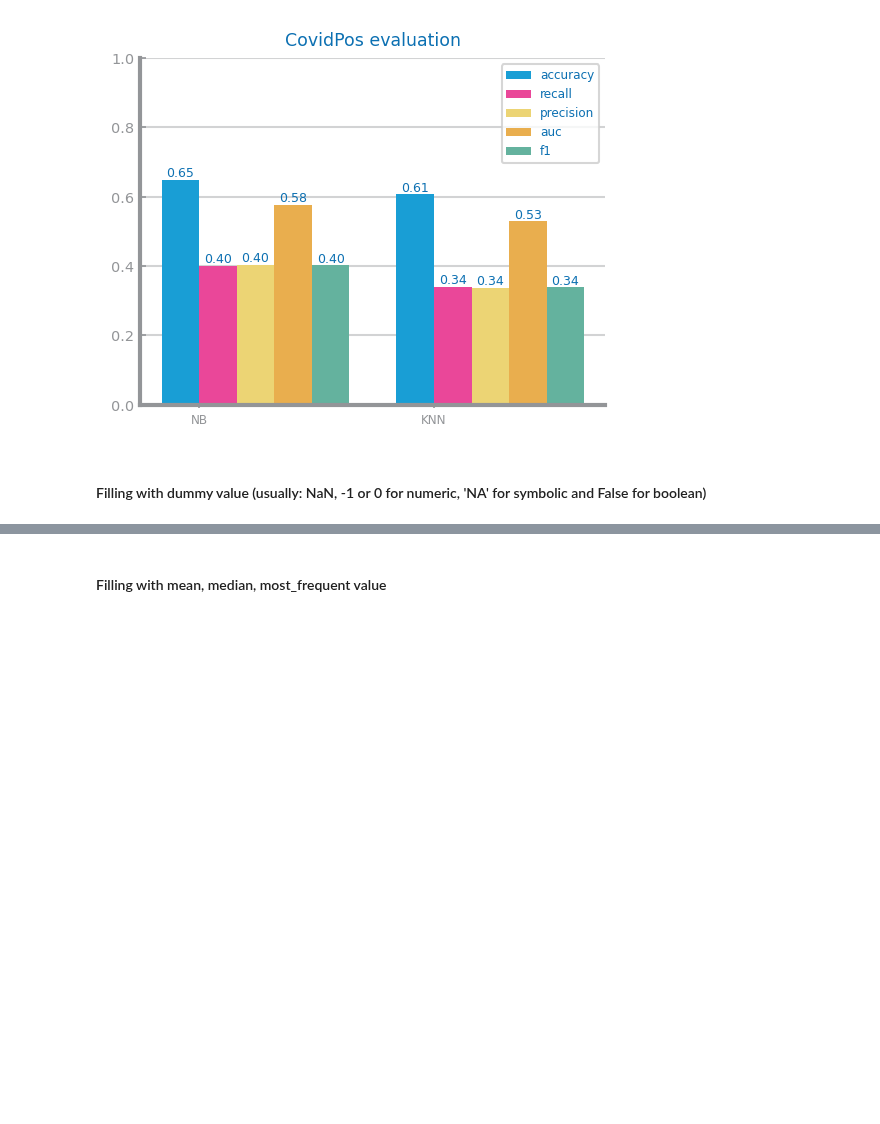
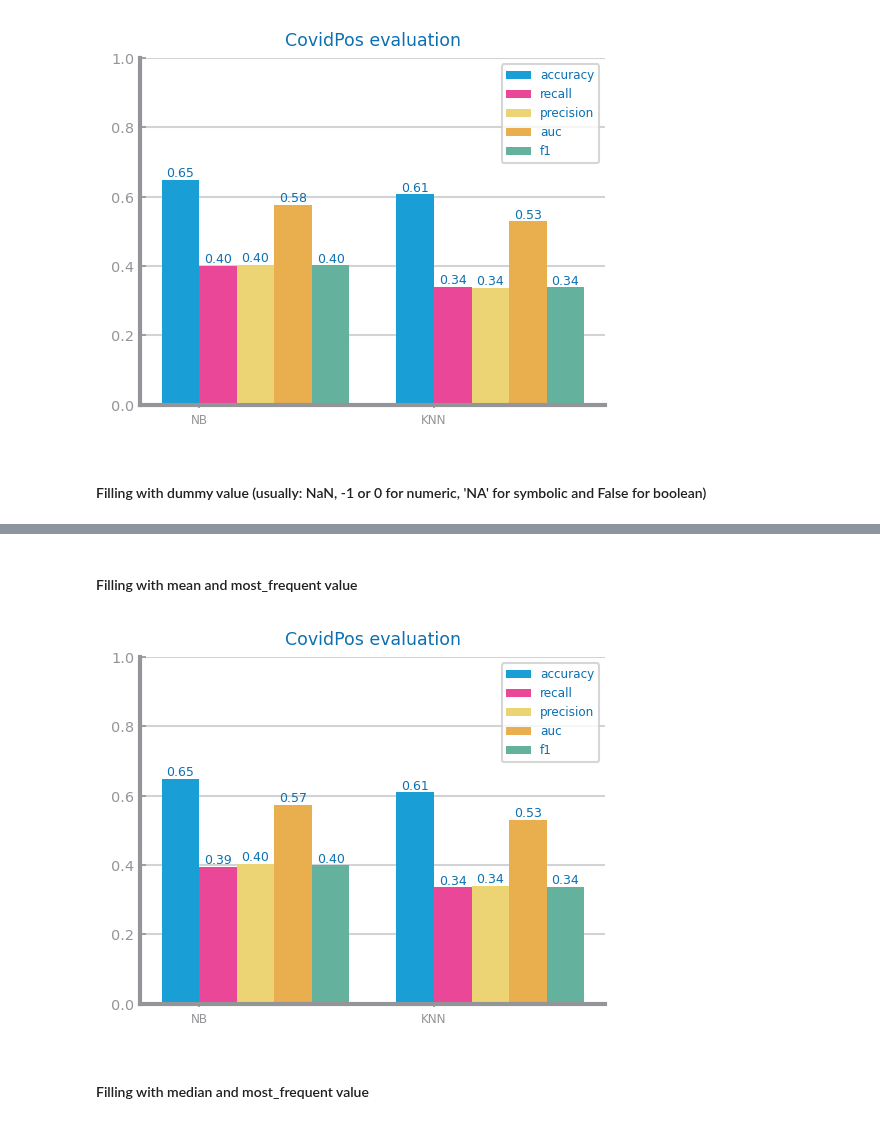
Before and after one commit to franciscoAbreuTecnico/Data-Science-IST, a Jupyter notebook: dataset_health/preparation.ipynb, the cells around one changed output, grey strips where cells are left out. Saved outputs shown, nothing was run; the diff lists cells and outputs as text; code cells hidden in the pictures; blank space fills up the shorter version.

```diff
--- a/dataset_health/preparation.ipynb
+++ b/dataset_health/preparation.ipynb
@@ -263,2 +287,41 @@ data = pd.read_csv(filename, sep=',', decimal='.', na_values='')
 # %% [markdown]
-#### Filling with mean, median, most_frequent value
+#### Filling with mean and most_frequent value
+# %%
+# read class_pos_covid_derived_prepared
+filename = 'class_pos_covid_derived_prepared.csv'
+data = pd.read_csv(filename, sep=',', decimal='.', na_values='')
+# %%
+# TODO check one examploe to see if its working
+
+categorical = ["GeneralHealth", "LastCheckupTime", "RemovedTeeth", "HadDiabetes", "SmokerStatus", "ECigaretteUsage", "RaceEthnicityCategory", "AgeCategory", "TetanusLast10Tdap", "Longitude", "Latitude"]
+# fill missing values with the most frequent value
+for cat in categorical:
+    frequent_value = data[cat].mode()[0]
+    data[cat] = data[cat].fillna(frequent_value)
+
+# fill the missing values with the mean of that column
+numeric = "PhysicalHealthDays", "MentalHealthDays", "SleepHours", "HeightInMeters", "WeightInKilograms", "BMI"
+for num in numeric:
+    mean_value = data[num].mean()
+    data[num] = data[num].fillna(mean_value)
+# %%
+# dropna
+data.dropna(inplace=True)
+target = "CovidPos"
+file_tag = "CovidPos"
+# use train test split to create the train and test sets using data variable
+train: DataFrame = data.sample(frac=0.7, random_state=1)
+test: DataFrame = data.drop(train.index)
+
+figure()
+eval: dict[str, list] = evaluate_approach(train, test, target=target, metric="recall")
+plot_multibar_chart(
+    ["NB", "KNN"], eval, title=f"{file_tag} evaluation", percentage=True
+)
+savefig(f"images/{file_tag}_eval_mean_frequent.png")
+show()
+# 8m 30s
+# %% [output]
+[figure, added]
+# %% [markdown]
+#### Filling with median and most_frequent value
```
Also changed, not shown: parts of 6 cells of this notebook, 3 other files.
